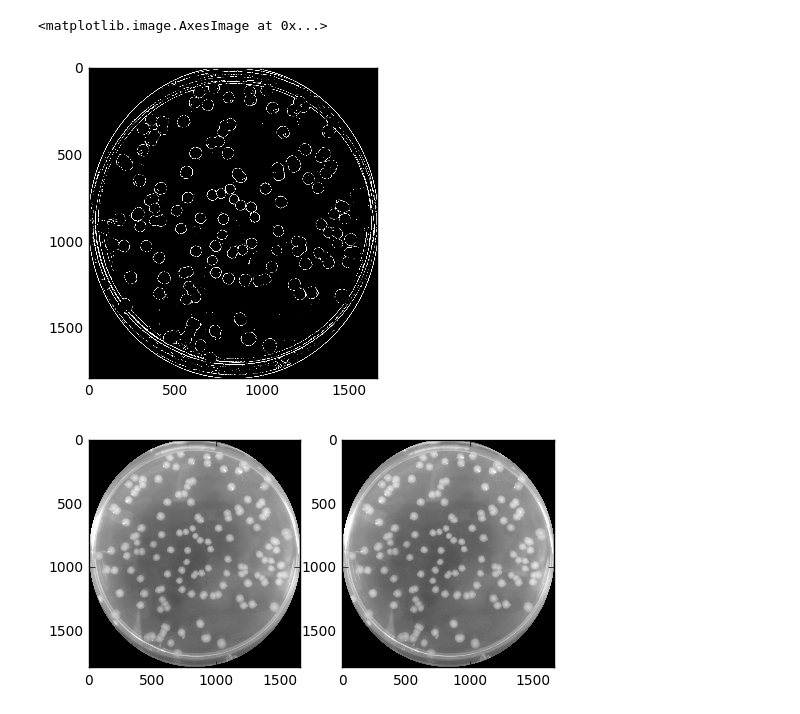
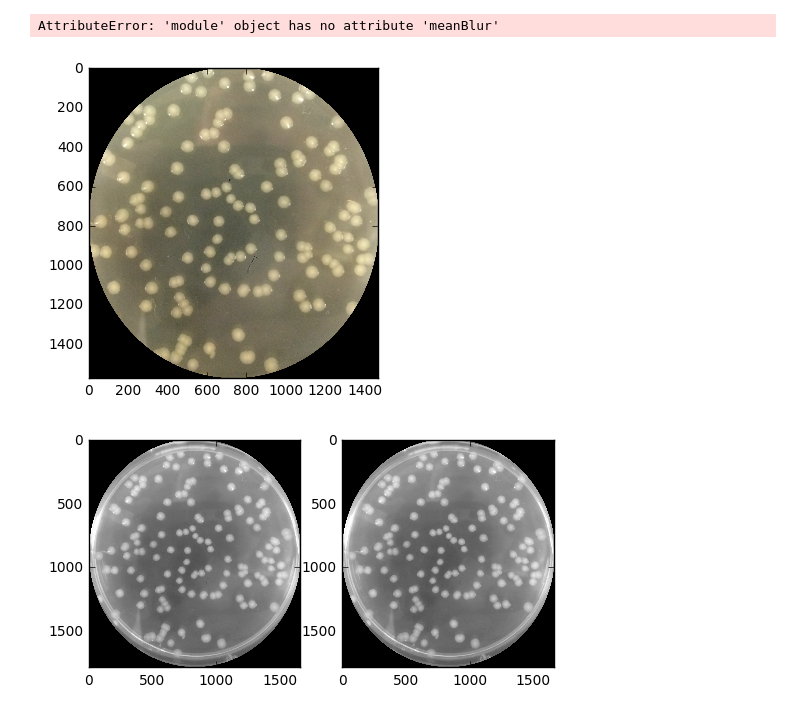
Before and after one commit to brotatos/growth, a Jupyter notebook: notebooks/Hough.ipynb, the cells around one changed output. Cells and saved outputs as stored; diff of their text form; code cells hidden in the pictures.

```diff
--- a/notebooks/Hough.ipynb
+++ b/notebooks/Hough.ipynb
@@ -4,20 +4,68 @@ import matplotlib.pyplot as plt
 import numpy as np
 %matplotlib inline
 
-img = cv2.imread('Lid UP cropped.png')
-b, g, r = cv2.split(img)
-rgb_img = cv2.merge([r, g, b])
+#img = cv2.imread('Lid UP cropped plus.png')
+#b, g, r = cv2.split(img)
+#rgb_img = cv2.merge([r, g, b])
 
-rgb_img = cv2.medianBlur(rgb_img, 9)
-gimg = cv2.cvtColor(rgb_img, cv2.COLOR_RGB2GRAY)
-thresh = cv2.adaptiveThreshold(gimg, 165,
-                               cv2.ADAPTIVE_THRESH_GAUSSIAN_C,
-                               cv2.THRESH_BINARY_INV,11,2)
+#rgb_img = cv2.medianBlur(rgb_img, 9)
+#gimg = cv2.cvtColor(rgb_img, cv2.COLOR_RGB2GRAY)
+#thresh = cv2.adaptiveThreshold(gimg, 165,
+#                               cv2.ADAPTIVE_THRESH_GAUSSIAN_C,
+#                               cv2.THRESH_BINARY_INV,11,2)
+#th, im_th = cv2.threshold(gimg, 165, 255, cv2.THRESH_BINARY_INV)
 
-plt.imshow(thresh, cmap='gray')
+#im_floodfill = im_th.copy()
+
+#h, w = im_th.shape[:2]
+#mask = np.zeros((h + 2, w + 2), np.uint8)
+
+#cv2.floodFill(im_floodfill, mask, (0, 0), 255)
+
+#im_floodfill_inv = cv2.bitwise_not(floodfill)
+
+#im_out = im_th | im_floodfill_inv
+
+#plt.figure()
+#plt.imshow(im_th, cmap='gray', interpolation='none')
+#plt.figure()
+#plt.imshow(im_floodfill, cmap='gray', interpolation='none')
+#plt.figure()
+#plt.imshow(im_floodfill_inv, cmap='gray', interpolation='none')
+#plt.figure()
+#plt.imshow(im_out, cmap='gray')
-# %% [output]
-<matplotlib.image.AxesImage at 0x...>
-[figure, removed]
+# %%
+img = cv2.imread('Lid UP cropped plus.png')
+b, g, r = cv2.split(img)
+rgb_img = cv2.merge([r, g, b])
+plt.figure()
+plt.imshow(rgb_img)
+
+rgb_img = cv2.medianBlur(rgb_img, 9)
+rgb_img = cv2.meaBlur(rgb_img, 9)
+plt.figure()
+plt.imshow(rgb_img)
+gimg = cv2.cvtColor(rgb_img, cv2.COLOR_RGB2GRAY)
+thresh = cv2.adaptiveThreshold(gimg, 165,
+                               cv2.ADAPTIVE_THRESH_GAUSSIAN_C,
+                               cv2.THRESH_BINARY_INV,11,2)
+#th, im_th = cv2.threshold(gimg, 165, 255, cv2.THRESH_BINARY_INV)
+
+im2, contours, hierarchy = cv2.findContours(thresh,
+                                            cv2.RETR_TREE,
+                                            cv2.CHAIN_APPROX_SIMPLE)
+copy = rgb_img.copy()
+cv2.drawContours(rgb_img, contours, -1, (0, 255, 0), 3)
+print(len(contours))
+
+
+plt.figure()
+plt.imshow(thresh, cmap='gray')
+plt.figure()
+plt.imshow(rgb_img)
+# %% [output]
+AttributeError: 'module' object has no attribute 'meanBlur'
+[figure, added]
 # %%
 fig1 = plt.figure()
 fig2 = plt.figure()
```
Also changed, not shown: parts of 1 cell of this notebook, 1 other file.
